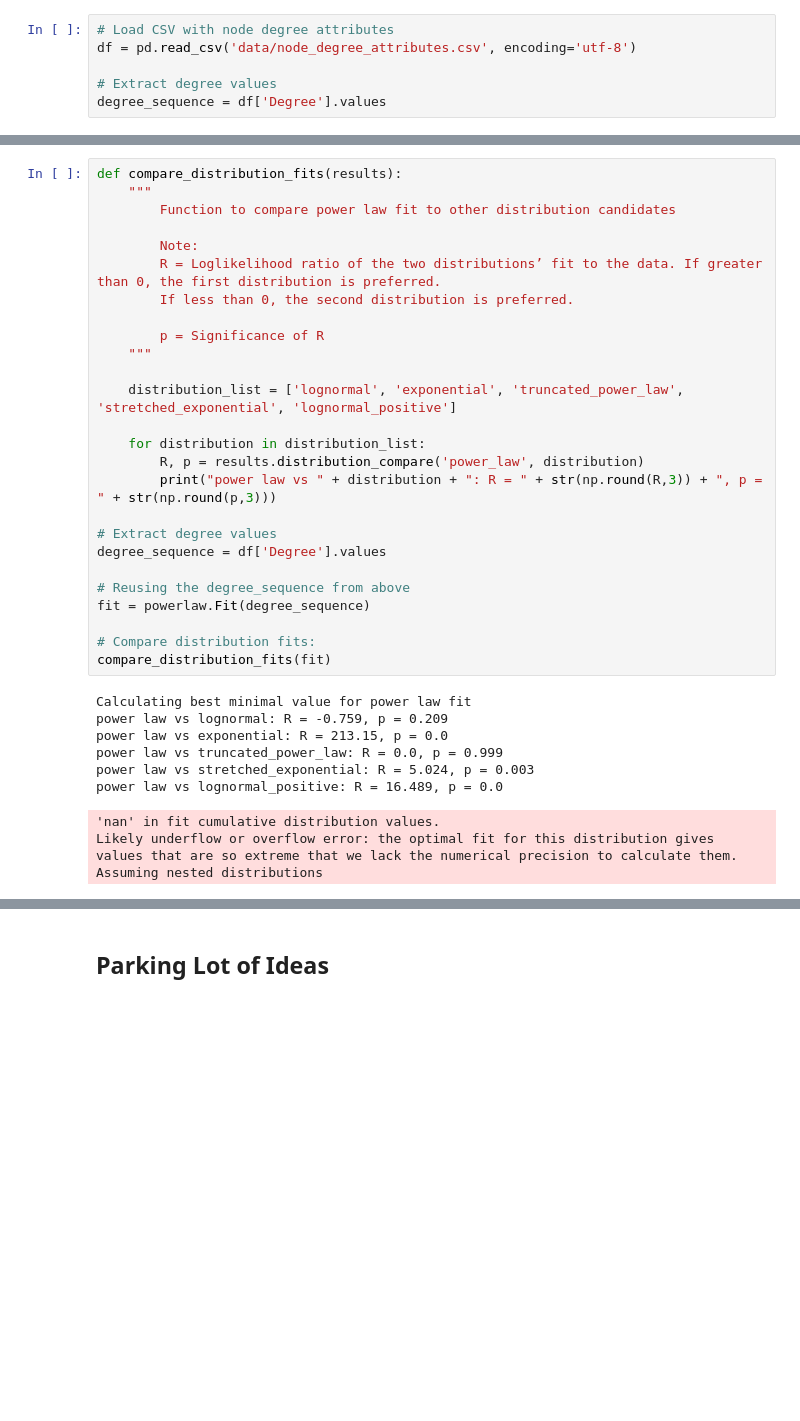
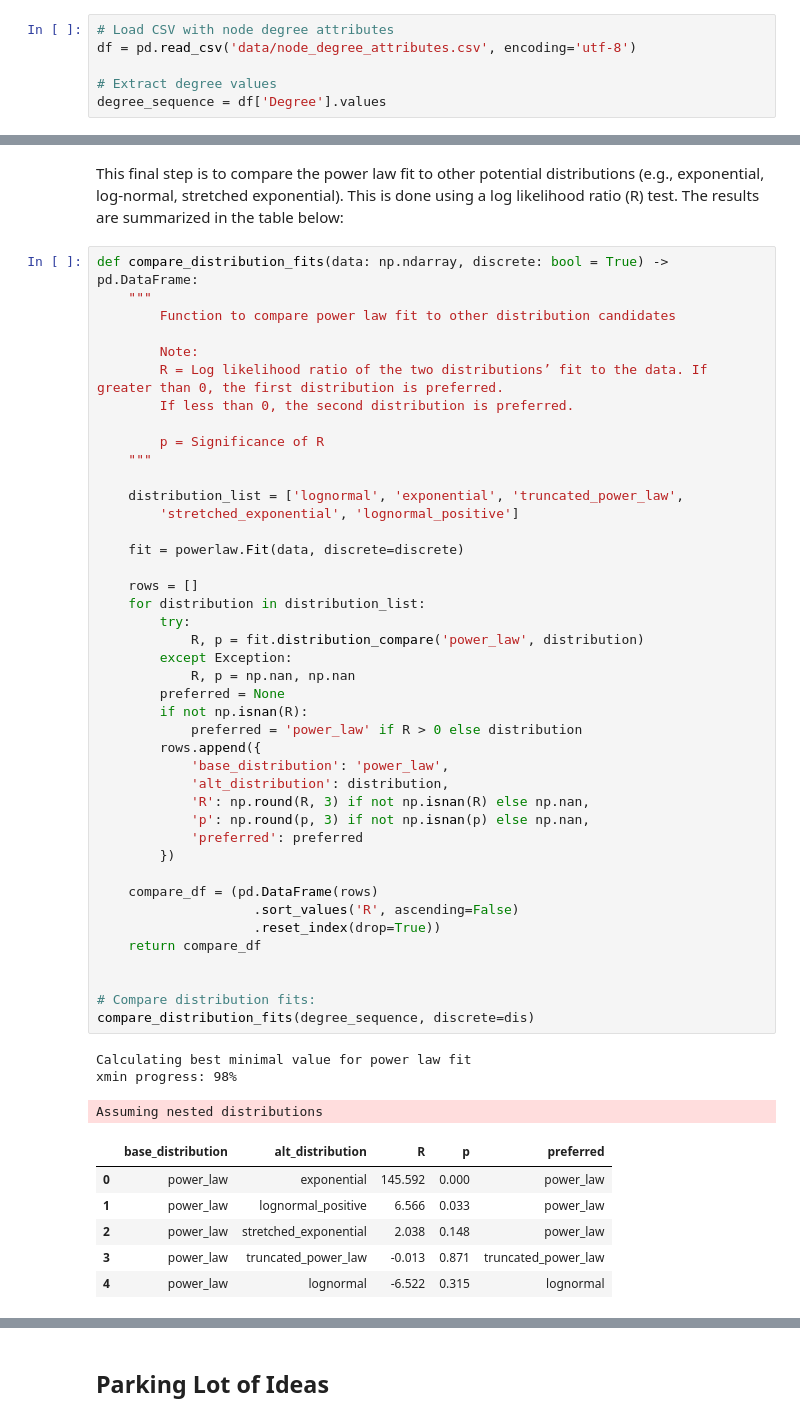
Before and after one commit to cllghn/twn-first-paper, a Jupyter notebook: scale_free_test.ipynb, the cells around one changed output, grey strips where cells are left out. Saved outputs shown, nothing was run; the diff lists cells and outputs as text; blank space fills up the shorter version.

Commit message:
update pl tests

```diff
--- a/scale_free_test.ipynb
+++ b/scale_free_test.ipynb
@@ -108,37 +195,55 @@ x_min = 6.0
 p = 0.9824561403508771
+# %% [markdown]
+This final step is to compare the power law fit to other potential distributions (e.g., exponential, log-normal, stretched exponential). This is done using a log likelihood ratio (R) test. The results are summarized in the table below:
 # %%
-def compare_distribution_fits(results):
+def compare_distribution_fits(data: np.ndarray, discrete: bool = True) -> pd.DataFrame:
     """
         Function to compare power law fit to other distribution candidates
 
         Note:
-        R = Loglikelihood ratio of the two distributions’ fit to the data. If greater than 0, the first distribution is preferred.
+        R = Log likelihood ratio of the two distributions’ fit to the data. If greater than 0, the first distribution is preferred.
         If less than 0, the second distribution is preferred.
 
         p = Significance of R
     """
 
-    distribution_list = ['lognormal', 'exponential', 'truncated_power_law', 'stretched_exponential', 'lognormal_positive']
+    distribution_list = ['lognormal', 'exponential', 'truncated_power_law',
+        'stretched_exponential', 'lognormal_positive']
 
+    fit = powerlaw.Fit(data, discrete=discrete)
+
+    rows = []
     for distribution in distribution_list:
-        R, p = results.distribution_compare('power_law', distribution)
-        print("power law vs " + distribution + ": R = " + str(np.round(R,3)) + ", p = " + str(np.round(p,3)))
+        try:
+            R, p = fit.distribution_compare('power_law', distribution)
+        except Exception:
+            R, p = np.nan, np.nan
+        preferred = None
+        if not np.isnan(R):
+            preferred = 'power_law' if R > 0 else distribution
+        rows.append({
+            'base_distribution': 'power_law',
+            'alt_distribution': distribution,
+            'R': np.round(R, 3) if not np.isnan(R) else np.nan,
+            'p': np.round(p, 3) if not np.isnan(p) else np.nan,
+            'preferred': preferred
+        })
 
-# Extract degree values
-degree_sequence = df['Degree'].values
+    compare_df = (pd.DataFrame(rows)
+                    .sort_values('R', ascending=False)
+                    .reset_index(drop=True))
+    return compare_df
 
-# Reusing the degree_sequence from above
-fit = powerlaw.Fit(degree_sequence)
 
 # Compare distribution fits:
-compare_distribution_fits(fit)
+compare_distribution_fits(degree_sequence, discrete=dis)
 # %% [output]
 Calculating best minimal value for power law fit
-power law vs lognormal: R = -0.759, p = 0.209
-power law vs exponential: R = 213.15, p = 0.0
-power law vs truncated_power_law: R = 0.0, p = 0.999
-power law vs stretched_exponential: R = 5.024, p = 0.003
-power law vs lognormal_positive: R = 16.489, p = 0.0
+xmin progress: 98%
-'nan' in fit cumulative distribution values.
-Likely underflow or overflow error: the optimal fit for this distribution gives values that are so extreme that we lack the numerical precision to calculate them.
 Assuming nested distributions
+|  | base_distribution | alt_distribution | R | p | preferred |
+| 0 | power_law | exponential | 145.592 | 0.000 | power_law |
+| 1 | power_law | lognormal_positive | 6.566 | 0.033 | power_law |
+| 2 | power_law | stretched_exponential | 2.038 | 0.148 | power_law |
+| 3 | power_law | truncated_power_law | -0.013 | 0.871 | truncated_power_law |
+| 4 | power_law | lognormal | -6.522 | 0.315 | lognormal |
```
Also changed, not shown: parts of 16 cells of this notebook, 2 other files.
